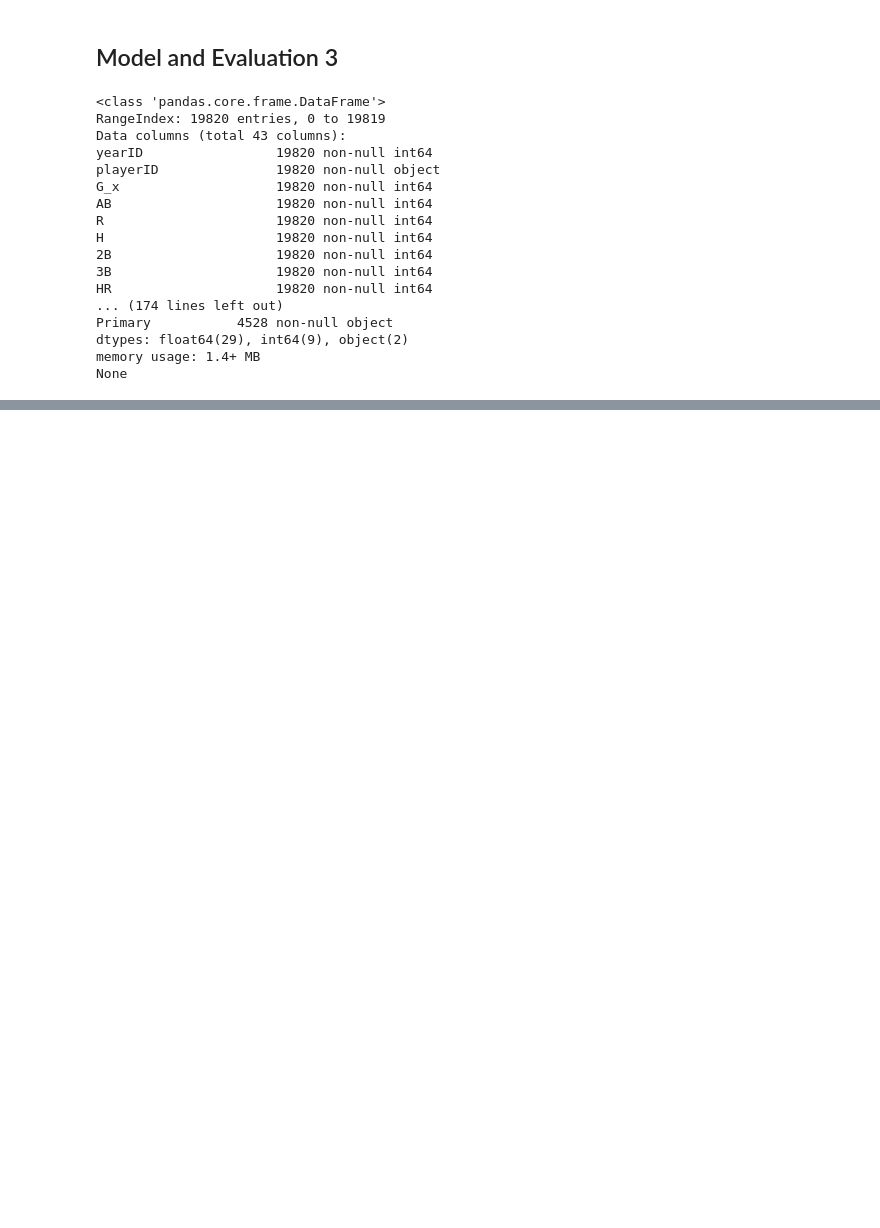
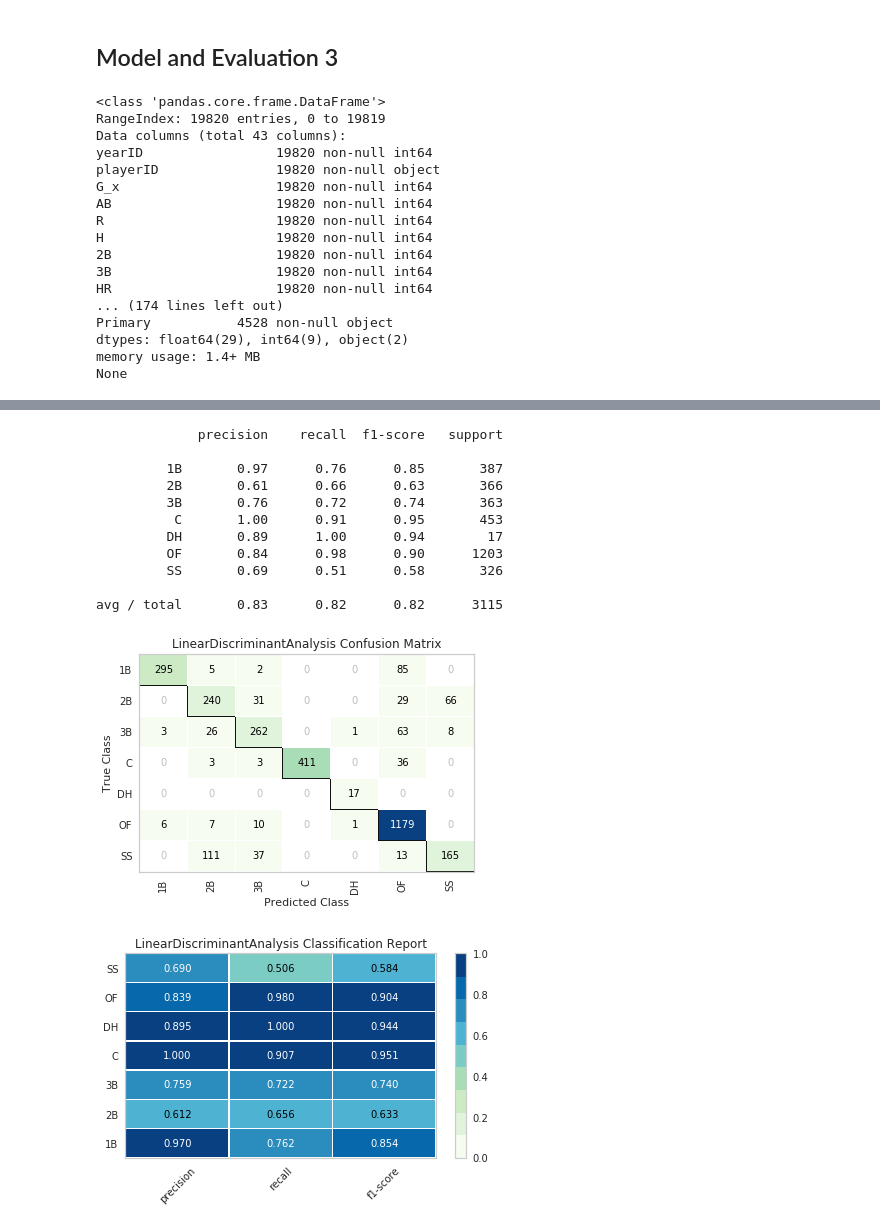
Before and after one commit to georgesturrock/7331_Lab2, a Jupyter notebook: GS_ModelEval3_POSClassification.ipynb, the cells around one changed output, grey strips where cells are left out. Drawn from its saved outputs; the diff is of its cells as text; code cells hidden in the pictures; blank space fills up the shorter version.

Commit message:
LDA Position Classification

```diff
--- a/GS_ModelEval3_POSClassification.ipynb
+++ b/GS_ModelEval3_POSClassification.ipynb
@@ -56,13 +88,10 @@ StratifiedKFold Cross Validation due to number large number of outfielders compa
 # %%
 df = player[['yearID', 'playerID', 'Primary']]
 df = df.groupby(['Primary']).count().reset_index()
-df['Pct'] = (df.playerID / len(player))
+df['Pct'] = round((df.playerID / len(player)), 4)
 df = df.drop(['yearID', 'playerID'], axis=1)
 print(df)
 
 myPriors = np.array(df.Pct)
 print(myPriors)
-
-#print(playerScale.index)
-#print(playerScale)
 # %% [output]
@@ -132,0 +230,39 @@ KeyError: '[ 1382  1391  1429 ... 19817 19818 19819] not in index'
+# %%
+#Create LDA Object
+clf = LinearDiscriminantAnalysis(n_components=2, priors=myPriors, solver='lsqr')
+
+clf.fit(X_train, y_train)
+yhat2 = clf.predict(X_test)
+
+print(mt.classification_report(y_test, yhat2, target_names = ['1B', '2B', '3B', 'C', 'DH', 'OF', 'SS']))
+
+#Create Classification Visualizations
+from yellowbrick.classifier import ConfusionMatrix, ClassificationReport, ROCAUC
+cm2 = ConfusionMatrix(clf, classes=['1B', '2B', '3B', 'C', 'DH', 'OF', 'SS'], cmap='GnBu')
+cm2.fit(X_train, y_train)
+cm2.score(X_test, y_test)
+cm2.poof()
+
+crpt = ClassificationReport(clf, classes=['1B', '2B', '3B', 'C', 'DH', 'OF', 'SS'], cmap='GnBu')
+crpt.fit(X_train, y_train)
+crpt.score(X_test, y_test)
+crpt.poof()
+
+#roc = ROCAUC(clf)
+#roc.fit(X_train, y_train)
+#roc.score(X_test, y_test)
+#roc.poof()
+# %% [output]
+             precision    recall  f1-score   support
+
+         1B       0.97      0.76      0.85       387
+         2B       0.61      0.66      0.63       366
+         3B       0.76      0.72      0.74       363
+          C       1.00      0.91      0.95       453
+         DH       0.89      1.00      0.94        17
+         OF       0.84      0.98      0.90      1203
+         SS       0.69      0.51      0.58       326
+
+avg / total       0.83      0.82      0.82      3115
+[figure, added]
+[figure, added]
```
Also changed, not shown: parts of 12 cells of this notebook, 1 other file.
